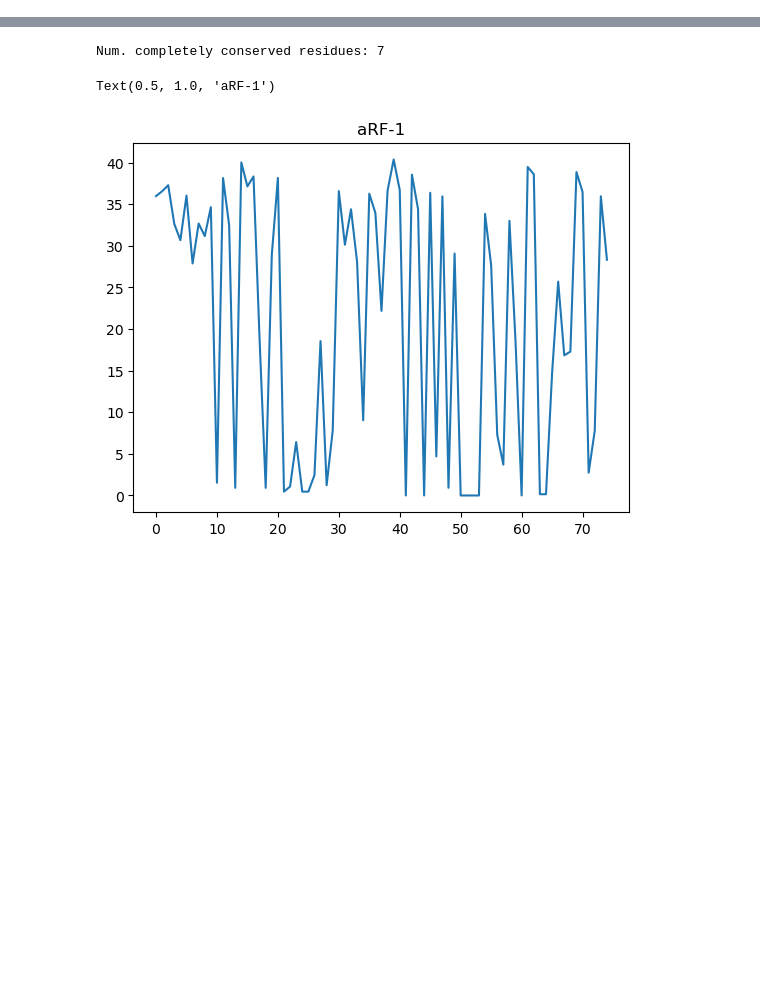
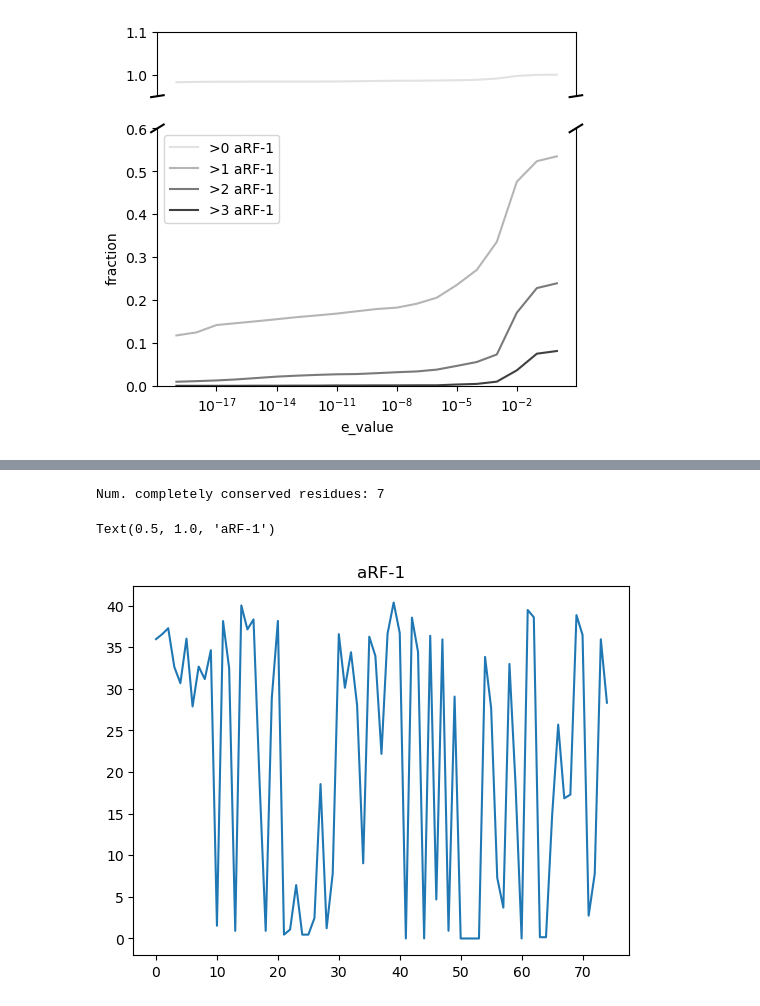
Before and after one commit to pipparichter/pyrrolysine, a Jupyter notebook: notebooks/sandbox.ipynb, the cells around one changed output, grey strips where cells are left out. Saved outputs shown, nothing was run; the diff lists cells and outputs as text; code cells hidden in the pictures; blank space fills up the shorter version.

```diff
--- a/notebooks/sandbox.ipynb
+++ b/notebooks/sandbox.ipynb
@@ -180 +260,33 @@ SyntaxError: invalid syntax (138504753.py, line 80)
+# %%
+# We know that all organisms should have at least one type I release factor, so should select an E-value accordingly.
+# Plot the fraction of genomes with at least one annotated aRF-1 by selected threshold.
+def figure(arf1_df:pd.DataFrame):
+    fig, (ax_top, ax_bottom) = get_split_figure((0, 0.6), (0.95, 1.1))
+
+    e_values = [1 / (10**n) for n in range(20)]
+    n_genomes = arf1_df.genome_id.nunique() # How many genome IDs have any aRF-1 hit?
+
+    figure_df = list()
+    for min_arf1_hits in range(4):
+        for e_value in e_values:
+            arf1_hits_per_genome = arf1_df[arf1_df.e_value < e_value].genome_id.value_counts()
+            n = (arf1_hits_per_genome > min_arf1_hits).sum() # Get the number of genomes with more than min_arf1_hits aRF-1 hits.
+            figure_df.append({'e_value':e_value, 'fraction':n/n_genomes, 'min_arf1_hits':f'>{min_arf1_hits} aRF-1'})
+    figure_df = pd.DataFrame(figure_df)
+
+    sns.lineplot(figure_df, x='e_value', y='fraction', hue='min_arf1_hits', palette='Grays', ax=ax_top, legend=False)
+    sns.lineplot(figure_df, x='e_value', y='fraction', hue='min_arf1_hits', palette='Grays', ax=ax_bottom, legend=True)
+    ax_bottom.get_legend().set_title('')
+    ax_top.set_xscale('log')
+    ax_top.set_ylabel('')
+    ax_bottom.set_xscale('log')
+    plt.show()
+
+figure(arf1_df)
+# We know that nothing should have more than 3 aRF-1s, and no more than ~10% (the fraction of Pyl-containing genomes)
+# should have more than 1 aRF-1. Based on this 1-8 seems like a reasonable threshold.
+
+ARF1_MAX_E_VALUE = 1e-8
+# %% [output]
+[figure, added]
 # %%
```
Also changed, not shown: parts of 27 cells of this notebook, 5 other files.
